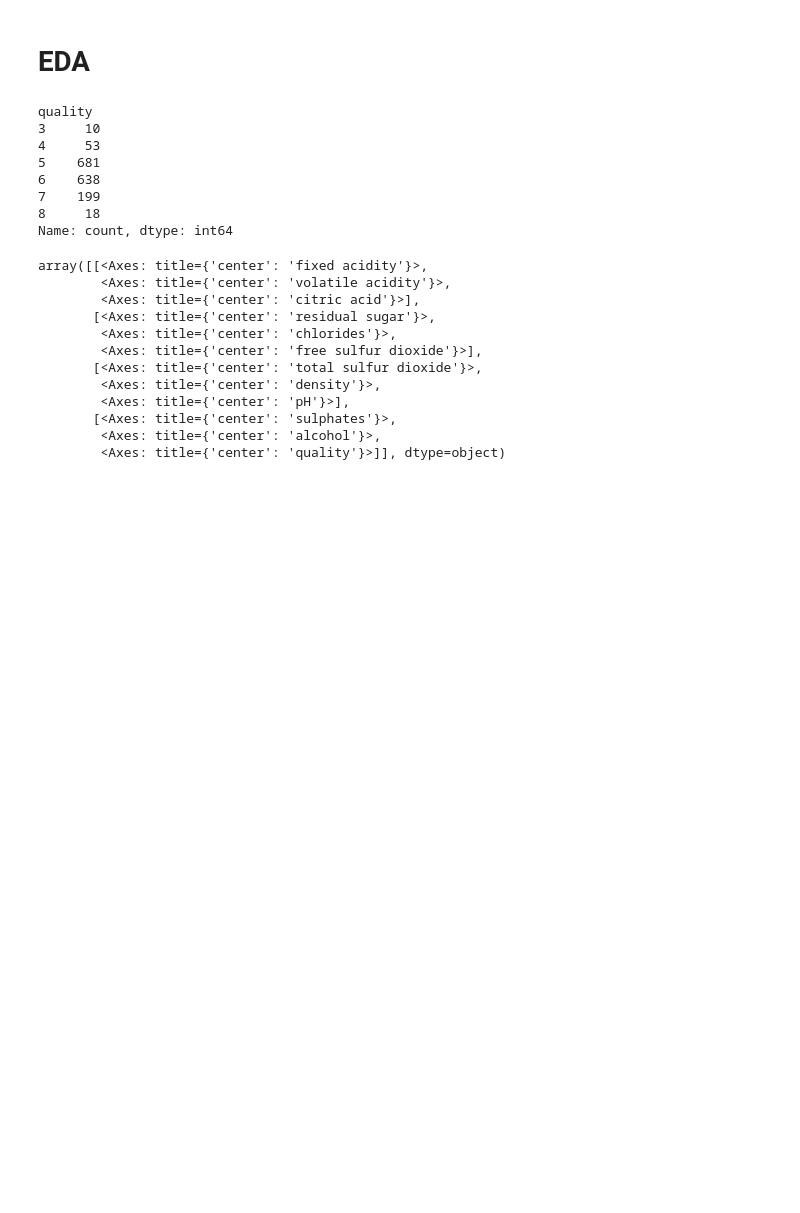
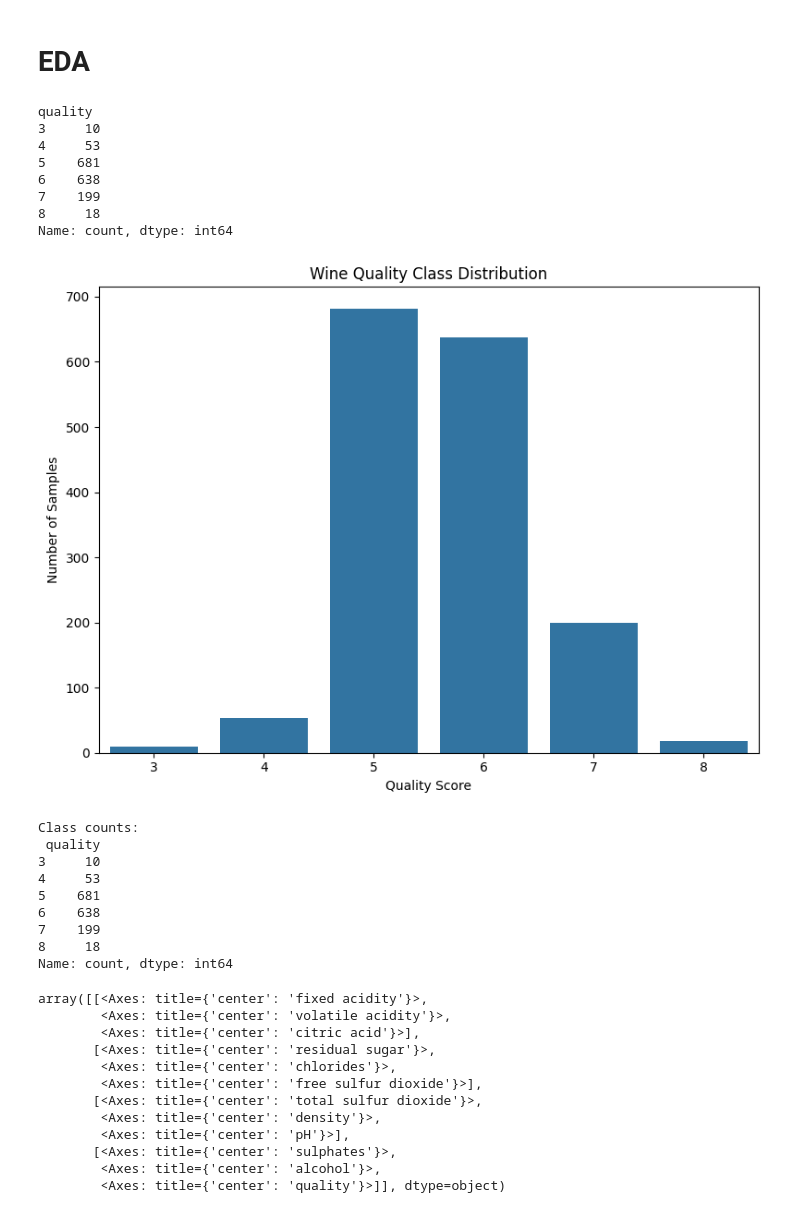
Before and after one commit to Liamoiknine/ML-wine-classifier, a Jupyter notebook: main.ipynb, the cells around one changed output. Saved outputs shown, nothing was run; the diff lists cells and outputs as text; code cells hidden in the pictures; blank space fills up the shorter version.

```diff
--- a/main.ipynb
+++ b/main.ipynb
@@ -44,6 +46,32 @@ quality
 7    199
 8     18
 Name: count, dtype: int64
+# %%
+plt.figure(figsize=(8,6))
+sns.countplot(
+    x="quality",
+    data=df,
+    order=sorted(df["quality"].unique())
+)
+plt.title("Wine Quality Class Distribution")
+plt.xlabel("Quality Score")
+plt.ylabel("Number of Samples")
+plt.tight_layout()
+plt.show()
+
+# Also print raw counts
+print("Class counts:\n", df["quality"].value_counts().sort_index())
+# %% [output]
+[figure, added]
+Class counts:
+ quality
+3     10
+4     53
+5    681
+6    638
+7    199
+8     18
+Name: count, dtype: int64
 # %%
 df.hist(bins=15, figsize=(15,10))
 # %% [output]
```
Also changed, not shown: parts of 5 cells of this notebook.
